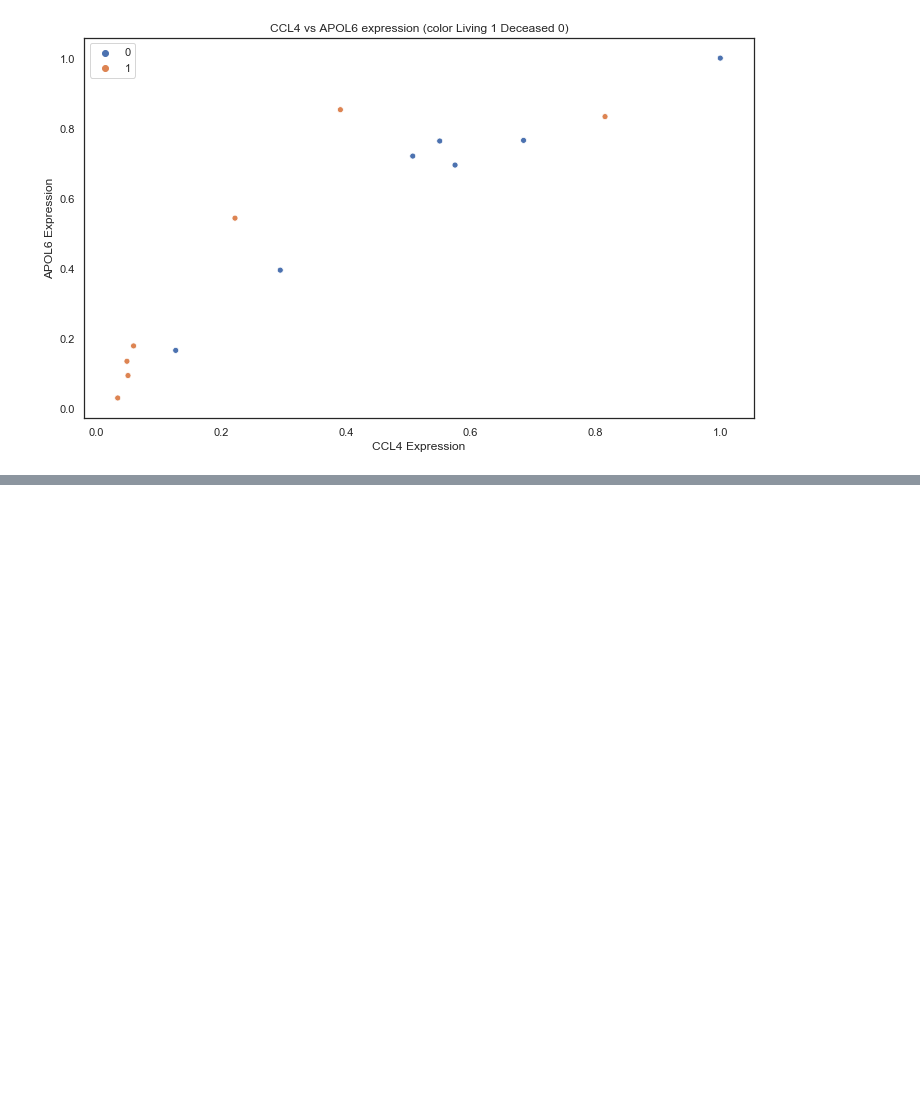
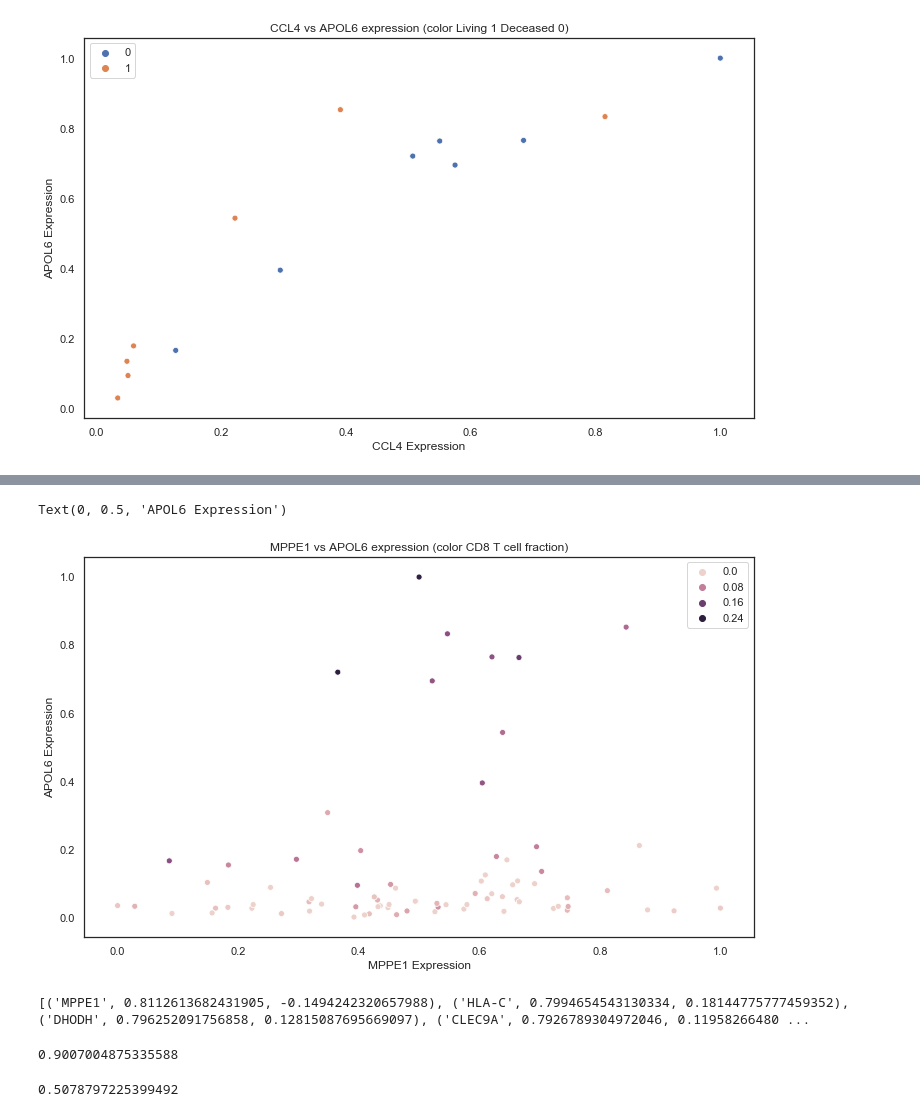
Before and after one commit to N8Grant/TripodsREU, a Jupyter notebook: scripts/Week5Exp.ipynb, the cells around one changed output, grey strips where cells are left out. Drawn from its saved outputs; the diff is of its cells as text; code cells hidden in the pictures; blank space fills up the shorter version.

```diff
--- a/scripts/Week5Exp.ipynb
+++ b/scripts/Week5Exp.ipynb
@@ -1194,0 +1188,37 @@ Text(0, 0.5, 'APOL6 Expression')
+# %%
+sns.scatterplot([gene_expression.loc[p,"MPPE1"] for p in list(patient_dict.keys())],[gene_expression.loc[p,"APOL6"] for p in list(patient_dict.keys())], hue=[immune_fractions_df.loc[p,"CD8 T cells"] for p in list(patient_dict.keys())])
+plt.title("MPPE1 vs APOL6 expression (color CD8 T cell fraction)")
+plt.xlabel("MPPE1 Expression")
+plt.ylabel("APOL6 Expression")
+# %% [output]
+Text(0, 0.5, 'APOL6 Expression')
+[figure, added]
+# %%
+x= []
+y = []
+
+highest_var =[]
+y = [immune_fractions_df.loc[p,"CD8 T cells"] for p in immune_ids[2]]
+for gene in most_variant.columns:
+    if type(gene_expression.loc[:,gene]) != type(pd.DataFrame()) :
+        x = [[gene_expression.loc[p,gene],gene_expression.loc[p,"APOL6"]] for p in immune_ids[2]]
+        lin = LinearRegression().fit(x,y)
+        cor = lin.score(x,y)
+        highest_var.append((gene,np.mean(cor),lin.coef_[0]))
+highest_var = sorted(highest_var, key=lambda g: g[1], reverse=True)
+print(highest_var[:15])
+# %% [output]
+[('MPPE1', 0.8112613682431905, -0.1494242320657988), ('HLA-C', 0.7994654543130334, 0.18144775777459352), ('DHODH', 0.796252091756858, 0.12815087695669097), ('CLEC9A', 0.7926789304972046, 0.11958266480 ...
+# %%
+highest_var = sorted(highest_var, key=lambda g: g[1], reverse=True)
+print(highest_var[0][1]**.5)
+# %% [output]
+0.9007004875335588
+# %%
+x = [[gene_expression.loc[p,"APOL6"]] for p in immune_ids[2]]
+y = [immune_fractions_df.loc[p,"CD8 T cells"] for p in immune_ids[2]]
+lin = LinearRegression().fit(x,y)
+cor = lin.score(x,y)
+print(cor)
+# %% [output]
+0.5078797225399492
```
Also changed, not shown: parts of 6 cells of this notebook, 3 other files.
